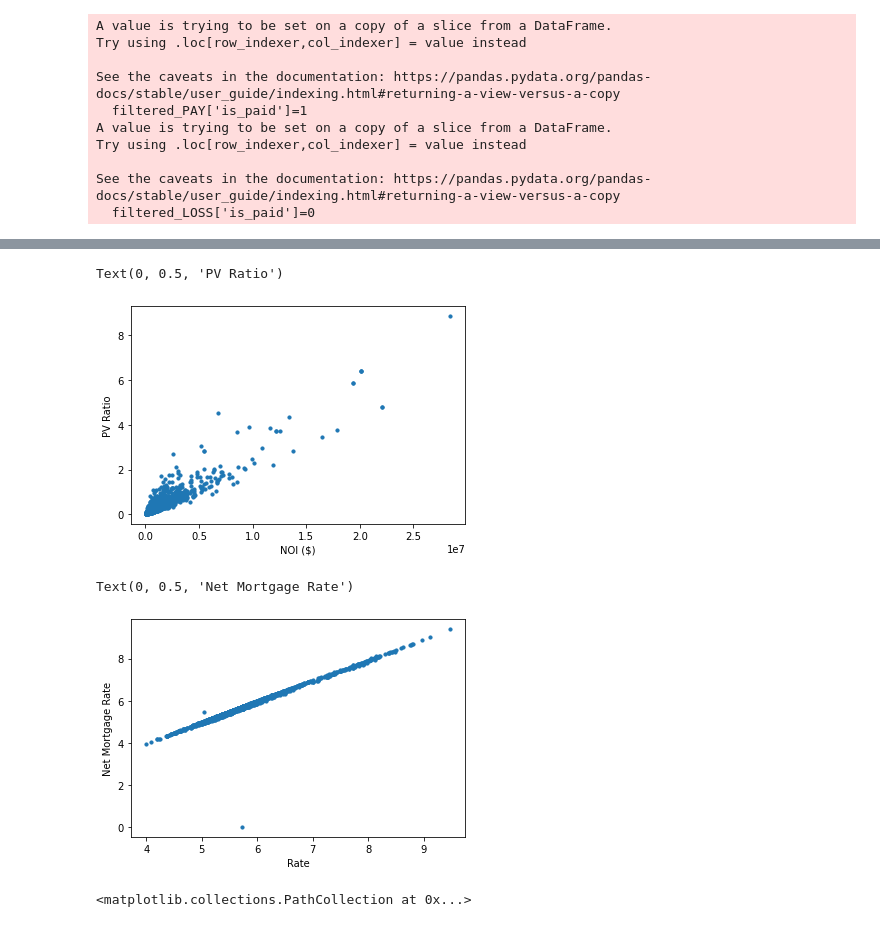
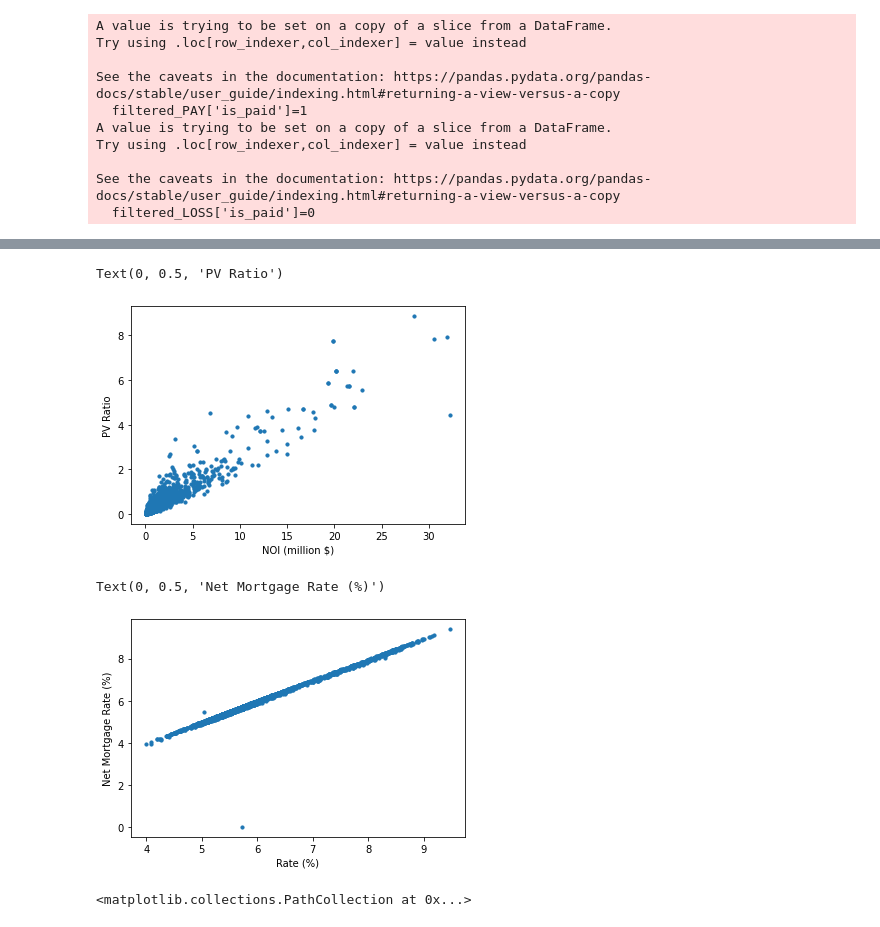
Before and after one commit to ainoal/machine_learning_project, a Jupyter notebook: machine_learning.ipynb, the cells around one changed output, grey strips where cells are left out. Saved outputs shown, nothing was run; the diff lists cells and outputs as text; code cells hidden in the pictures.

```diff
--- a/machine_learning.ipynb
+++ b/machine_learning.ipynb
@@ -27,8 +30,8 @@ import itertools
 ## 0. TEST EXAMPLE (Raúl)
 # %%
 # Our respective DATA folder paths
-data_folder = r'C:\Users\lenovo\Desktop\S7-DE\Introduction to Machine Learning\machine_learning_project\DATA'
-#data_folder = r'C:\Users\ainol\OneDrive\Tiedostot\TutaJaOhtu\Machine_Learning\course_project\DATA'
+#data_folder = r'C:\Users\lenovo\Desktop\S7-DE\Introduction to Machine Learning\machine_learning_project\DATA'
+data_folder = r'C:\Users\ainol\OneDrive\Tiedostot\TutaJaOhtu\Machine_Learning\course_project\DATA'
 
 # Import Data
 test = pd.read_excel(data_folder + r'\test.xlsx') #once we define the folder, the path is the same
@@ -325,19 +313,19 @@ Text(0, 0.5, 'Balance ($)')
 # %%
-plt.scatter(pay_loss_not_stand.NOI, pay_loss_not_stand.PV_Ratio, s=10)
-plt.xlabel('NOI ($)')
+plt.scatter(pay_loss_not_stand.NOI / 10 ** 6 , pay_loss_not_stand.PV_Ratio, s=10)
+plt.xlabel('NOI (million $)')
 plt.ylabel('PV Ratio')
 # --> plt.scatter(pay_loss.Balance, pay_loss.PV_Ratio)
 # and plt.scatter(pay_loss.PV_Ratio, pay_loss.NOI_Ratio) also correlated
 # %% [output]
 Text(0, 0.5, 'PV Ratio')
-[figure, old version]
+[figure, new version]
 # %%
 plt.scatter(pay_loss_not_stand.Rate, pay_loss_not_stand.Net_Mortgage_Rate, s=10)
-plt.xlabel('Rate')
-plt.ylabel('Net Mortgage Rate')
+plt.xlabel('Rate (%)')
+plt.ylabel('Net Mortgage Rate (%)')
 # %% [output]
-Text(0, 0.5, 'Net Mortgage Rate')
+Text(0, 0.5, 'Net Mortgage Rate (%)')
-[figure, old version]
+[figure, new version]
 # %%
 # For whatever reason, these do (still) not appear linearly correlated (!!?)
 # REMOVE FROM THE ACTUAL PROJECT
```
Also changed, not shown: parts of 24 cells of this notebook.
